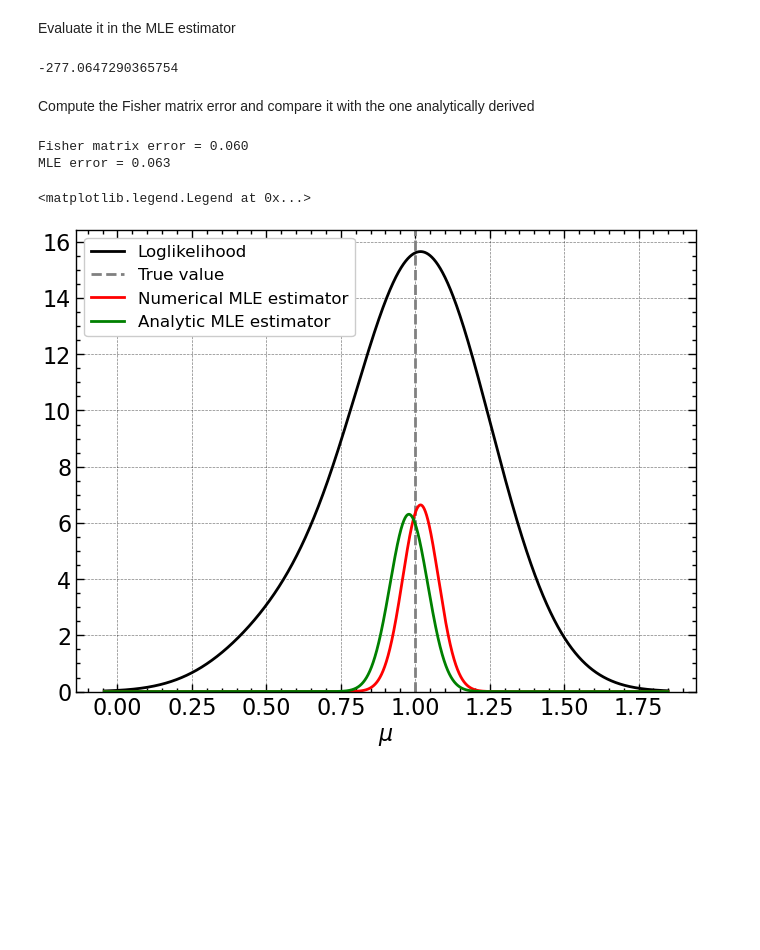
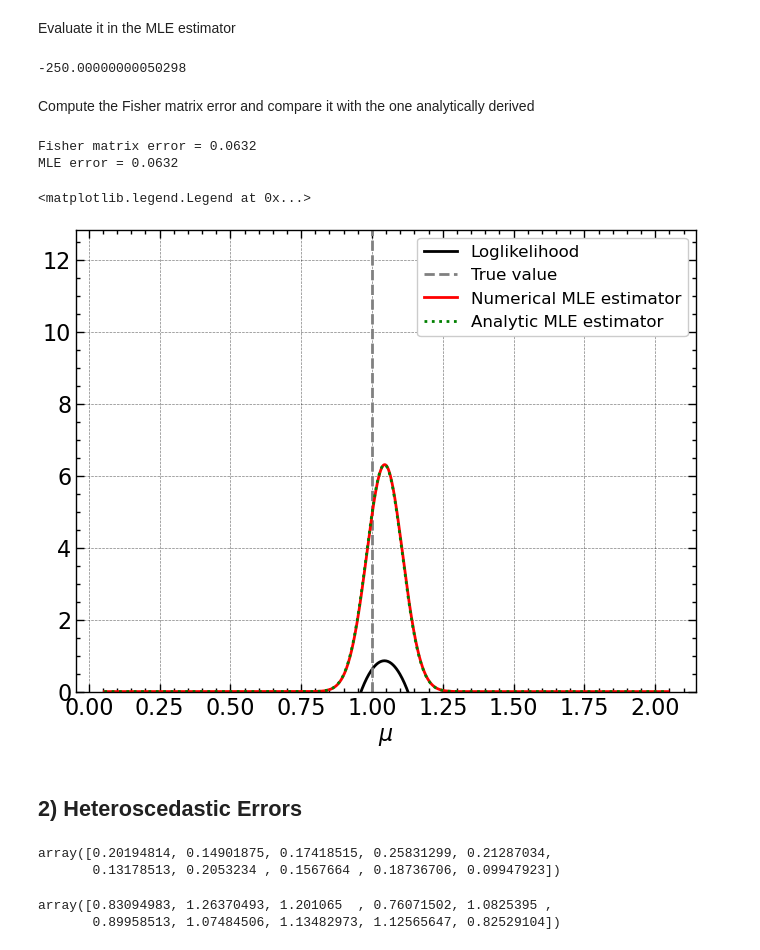
Before and after one commit to M-Bianchi/astrostatistics_bicocca_2024, a Jupyter notebook: working/W05_likelihood.ipynb, the cells around one changed output. Drawn from its saved outputs; the diff is of its cells as text; code cells hidden in the pictures; blank space fills up the shorter version.

```diff
--- a/working/W05_likelihood.ipynb
+++ b/working/W05_likelihood.ipynb
@@ -48,22 +50,22 @@ array([1.07916018, 0.95155519, 0.55568095, 1.02608445, 1.24881837,
 # %%
 x_min = np.min(data)-3*sigma
 x_max = np.max(data)+3*sigma
-x_dense = np.linspace(x_min, x_max, 100000)
+x_dense = np.linspace(x_min, x_max, 1000)
 
 for i in tqdm(range(len(data))):
     dist = scipy.stats.norm(data[i], sigma)
     dist_eval = dist.pdf(x_dense)
     plt.plot(x_dense, dist_eval, ls='--', lw=0.5)
 
-    if i==0 : loglikelihood = dist_eval
-    else : loglikelihood = loglikelihood + dist_eval
+    if i==0 : loglikelihood = np.log(dist_eval)
+    else : loglikelihood = loglikelihood + np.log(dist_eval)
 
 plt.plot(x_dense, loglikelihood, c='black', label='Loglikelihood')
 
 plt.axvline(mu, ls='--', c='grey', label='True value')
 
 loglikelihood_max = x_dense[np.argsort(loglikelihood)[-1]]
-plt.axvline(loglikelihood_max, ls='-', c='red', label='MLE estimator')
+plt.axvline(loglikelihood_max, ls='-', c='red', label='Loglikelihood Max')
 
 plt.xlabel('$\mu$')
 plt.ylim(0)
@@ -103,29 +99,47 @@ Evaluate it in the MLE estimator
 loglikelihood_secondD_MLE = loglikelihood_secondD[np.argsort(loglikelihood)[-1]]
 loglikelihood_secondD_MLE
 # %% [output]
--277.0647290365754
+-250.00000000050298
 # %% [markdown]
 Compute the Fisher matrix error and compare it with the one analytically derived
 # %%
 fisher_error = np.sqrt(-1/loglikelihood_secondD_MLE)
-print(f'Fisher matrix error = {fisher_error:.3f}')
-print(f'MLE error = {MLE_est[1]:.3f}')
+print(f'Fisher matrix error = {fisher_error:.4f}')
+print(f'MLE error = {MLE_est[1]:.4f}')
 # %% [output]
-Fisher matrix error = 0.060
-MLE error = 0.063
+Fisher matrix error = 0.0632
+MLE error = 0.0632
 # %%
 plt.plot(x_dense, loglikelihood, c='black', label='Loglikelihood')
 plt.axvline(mu, ls='--', c='grey', label='True value')
 
 dist = scipy.stats.norm(loglikelihood_max, fisher_error)
 plt.plot(x_dense, dist.pdf(x_dense), ls='-', c='red', label='Numerical MLE estimator')
 
 dist = scipy.stats.norm(MLE_est[0], MLE_est[1])
-plt.plot(x_dense, dist.pdf(x_dense), ls='-', c='green', label='Analytic MLE estimator')
+plt.plot(x_dense, dist.pdf(x_dense), ls=':', c='green', label='Analytic MLE estimator')
 
 plt.xlabel('$\mu$')
 plt.ylim(0)
 plt.legend(fontsize=12)
 # %% [output]
 <matplotlib.legend.Legend at 0x...>
-[figure, old version]
+[figure, new version]
+# %% [markdown]
+## 2) Heteroscedastic Errors
+# %%
+sigma = np.random.normal(0.2, 0.05, N)
+sigma
+# %% [output]
+array([0.20194814, 0.14901875, 0.17418515, 0.25831299, 0.21287034,
+       0.13178513, 0.2053234 , 0.1567664 , 0.18736706, 0.09947923])
+# %%
+data = np.zeros(N)
+
+for i in range(N):
+    data[i] = np.random.normal(mu, sigma[i])
+
+data
+# %% [output]
+array([0.83094983, 1.26370493, 1.201065  , 0.76071502, 1.0825395 ,
+       0.89958513, 1.07484506, 1.13482973, 1.12565647, 0.82529104])
```
Also changed, not shown: parts of 22 cells of this notebook.
